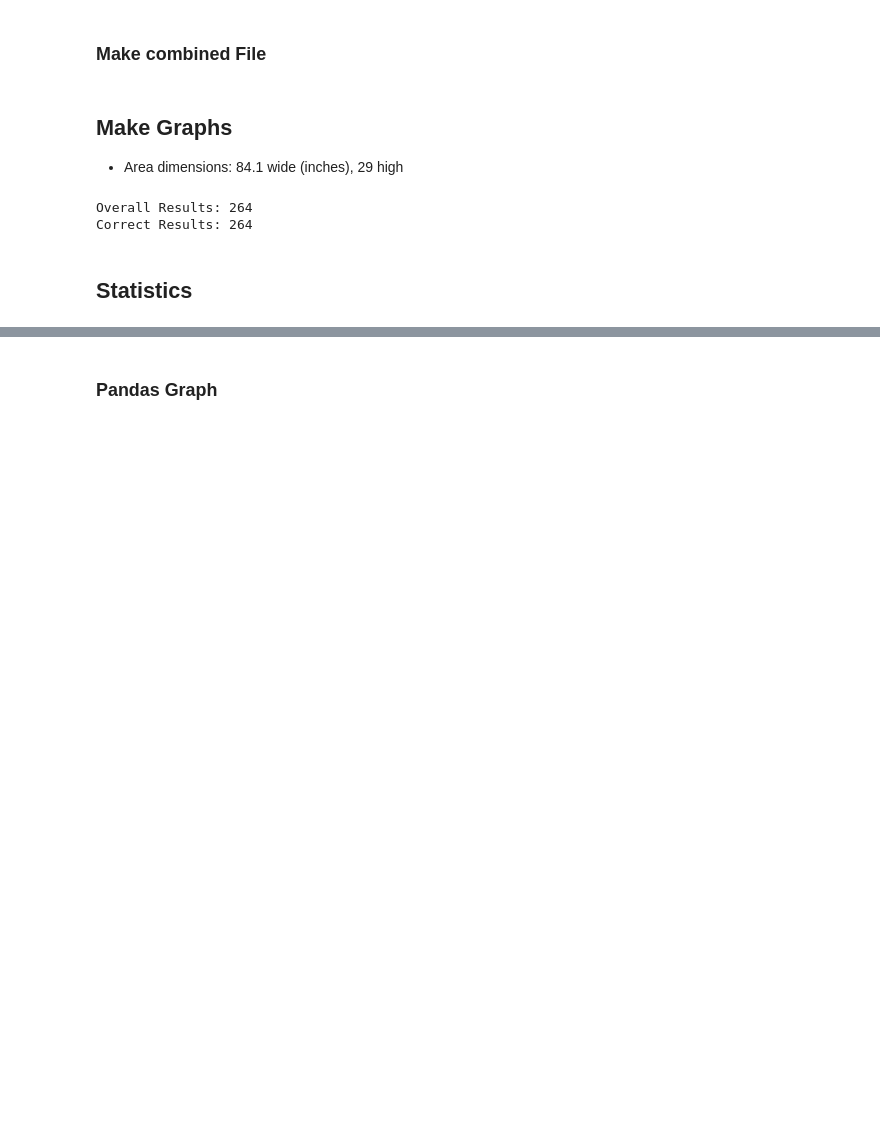
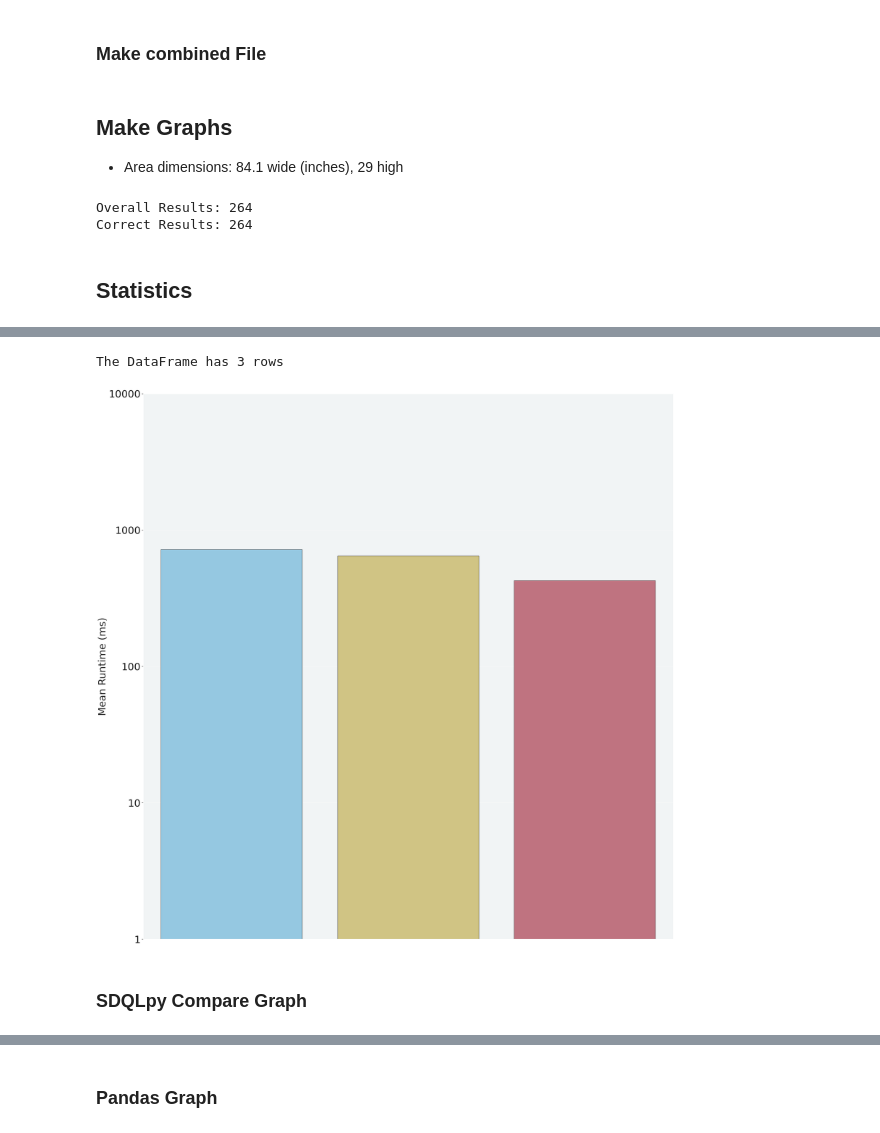
Before and after one commit to groegercesg/QueryBridge, a Jupyter notebook: benchmarking/notebooks/comp_analysis.ipynb, the cells around one changed output, grey strips where cells are left out. Drawn from its saved outputs; the diff is of its cells as text; code cells hidden in the pictures; blank space fills up the shorter version.

```diff
--- a/benchmarking/notebooks/comp_analysis.ipynb
+++ b/benchmarking/notebooks/comp_analysis.ipynb
@@ -98,12 +98,12 @@ def scale_lightness(hex, scale_l):
     # manipulate h, l, s values and return as rgb
     return colorsys.hls_to_rgb(h, min(1, l * scale_l), s = s)
 # %%
-def make_average_graph(df, order, color, hatching, filename, x_value='Query Number', y_value='Mean'):
+def make_average_graph(df, order, color, hatching, filename, in_box_height, in_box_width, x_value='Query Number', y_value='Mean'):
     assert len(order) == len(color) == len(hatching), f"Order: {len(order)} rows, Colour: {len(color)} rows and Hatching: {len(hatching)} rows"
     print(f"The DataFrame has {len(df)} rows")
 
     # plot with seaborn barplot
-    sns.set(rc={'figure.figsize':(box_height, box_width)})
+    sns.set(rc={'figure.figsize':(in_box_height, in_box_width)})
     # Set DPI if resolution looks bad
     # sns.set(rc={'figure.dpi': 300})
     background_color = '#f1f4f5'
@@ -112,7 +112,6 @@ def make_average_graph(df, order, color, hatching, filename, x_value='Query Numb
     plt.rcParams['patch.edgecolor'] = 'k'
 
     plt.rc('axes', labelsize=36)    # fontsize of the x and y labels
-    # plt.rc('xtick', labelsize=36)
 
     ax = sns.barplot(data=df, x=x_value, y=y_value, hue='Query Type',
                      palette=color, hue_order=order)
@@ -133,7 +132,7 @@ def make_average_graph(df, order, color, hatching, filename, x_value='Query Numb
 
     #set parameters for tick labels
     plt.tick_params(axis='x', which='major')
-    plt.tick_params(axis='y', which='major', direction="out", colors="k", left=True, labelsize=24)
+    plt.tick_params(axis='y', which='major', direction="out", colors="k", left=True, labelsize=36)
 
     plt.xticks(rotation=45, ha='right')
 
@@ -157,10 +156,13 @@ def make_average_graph(df, order, color, hatching, filename, x_value='Query Numb
     # ax.legend(leg_artists, order, loc='upper center', bbox_to_anchor=(0.5, 1.10),
     #           ncol=4, fancybox=True, shadow=True)
 
+    plt.tight_layout()
+
     if filename != None:
         import os
         os.makedirs(os.path.dirname(filename), exist_ok=True)
         plt.savefig(filename, bbox_inches="tight")
+
     plt.show()
 # %% [markdown]
 ## Statistics
@@ -187,0 +236,19 @@ overall.head(10)
+# %%
+# Pandas (PostgreSQL), Pandas (Duck DB), HyperDB, Pandas (Hyper)
+db_comp_color = ["#88CCEE", "#DDCC77", "#CC6677"]
+db_comp_hatch = [None, None, None]
+db_comp_filename = "../analysis_results/cgo/database_graphs"
+
+make_average_graph(db_comp_data,
+                   db_comp_order,
+                   db_comp_color,
+                   db_comp_hatch,
+                   db_comp_filename,
+                   box_height,
+                   box_width,
+                   "Query Type")
+# %% [output]
+The DataFrame has 3 rows
+[figure, added]
+# %% [markdown]
+### SDQLpy Compare Graph
```
Also changed, not shown: parts of 14 cells of this notebook, 8 other files.
